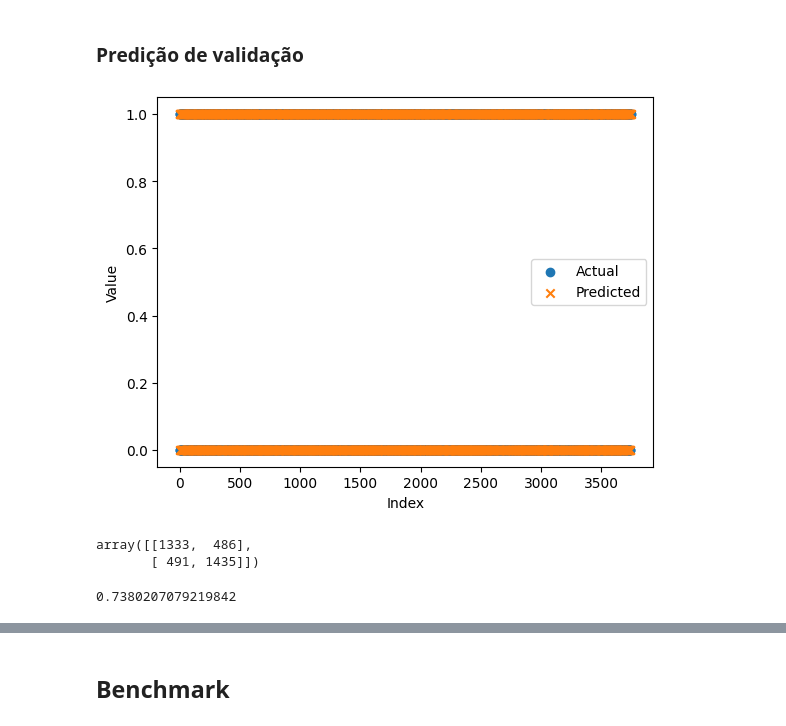
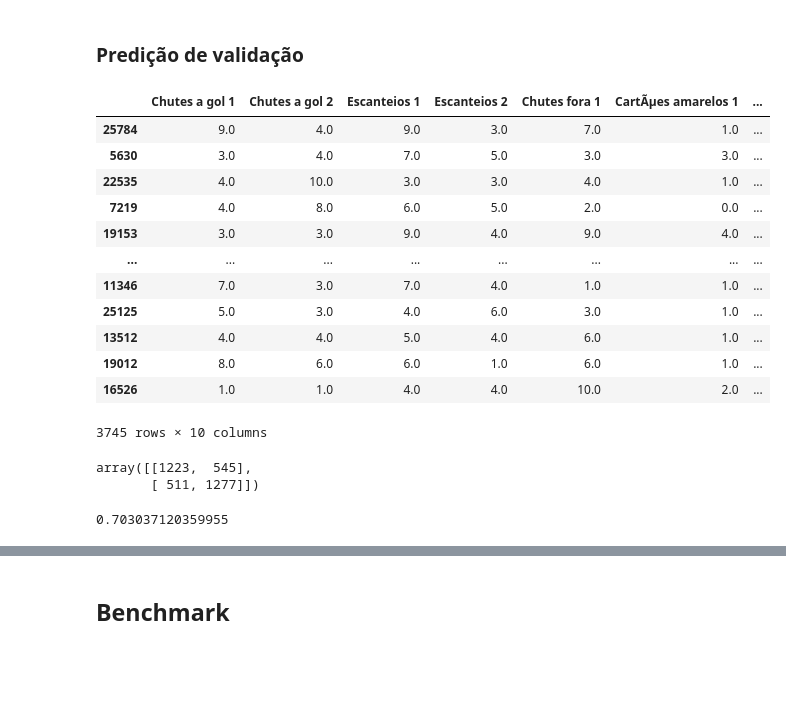
Before and after one commit to UFRJ-Analytica/PS-2025.1, a Jupyter notebook: draft.ipynb, the cells around one changed output, grey strips where cells are left out. Saved outputs shown, nothing was run; the diff lists cells and outputs as text; code cells hidden in the pictures; blank space fills up the shorter version.

```diff
--- a/draft.ipynb
+++ b/draft.ipynb
@@ -646,7 +708,7 @@ target_var3 = ['Resultado Time 1']
 X = ace_df_encoded_cut.drop(target_var1+target_var2+target_var3, axis=1)
 y = ace_df_encoded_cut[target_var3]
 
-X_train, X_test, y_train, y_test = train_test_split(X, y, test_size=0.15, random_state=42)
+X_train, X_validate, y_train, y_validate = train_test_split(X, y, test_size=0.15, random_state=42)
 
 if (oversample):
     X_blc, y_blc = SMOTE().fit_resample(X_train, y_train)
@@ -688,3 +751,19 @@ array([0.67921506, 0.71045254, 0.78934722, 0.74249099, 0.66546474,
 # %% [markdown]
 ### Predição de validação
+# %%
+X_test
+# %% [output]
+|  | Chutes a gol 1 | Chutes a gol 2 | Escanteios 1 | Escanteios 2 | Chutes fora 1 | CartÃµes amarelos 1 | ... |
+| 25784 | 9.0 | 4.0 | 9.0 | 3.0 | 7.0 | 1.0 | ... |
+| 5630 | 3.0 | 4.0 | 7.0 | 5.0 | 3.0 | 3.0 | ... |
+| 22535 | 4.0 | 10.0 | 3.0 | 3.0 | 4.0 | 1.0 | ... |
+| 7219 | 4.0 | 8.0 | 6.0 | 5.0 | 2.0 | 0.0 | ... |
+| 19153 | 3.0 | 3.0 | 9.0 | 4.0 | 9.0 | 4.0 | ... |
+| ... | ... | ... | ... | ... | ... | ... | ... |
+| 11346 | 7.0 | 3.0 | 7.0 | 4.0 | 1.0 | 1.0 | ... |
+| 25125 | 5.0 | 3.0 | 4.0 | 6.0 | 3.0 | 1.0 | ... |
+| 13512 | 4.0 | 4.0 | 5.0 | 4.0 | 6.0 | 1.0 | ... |
+| 19012 | 8.0 | 6.0 | 6.0 | 1.0 | 6.0 | 1.0 | ... |
+| 16526 | 1.0 | 1.0 | 4.0 | 4.0 | 10.0 | 2.0 | ... |
+3745 rows × 10 columns
 # %%
@@ -692,35 +771,17 @@ y_pred = use_model.predict(X_test)
-# %%
-import matplotlib.pyplot as plt
-
-# Assuming y_test and y_pred are the actual and predicted values, respectively
-
-# Plot the values
-plt.scatter(range(len(y_test)), y_test, label='Actual')
-plt.scatter(range(len(y_pred)), y_pred, marker='x', label='Predicted')
-
-# Add labels and legend
-plt.xlabel('Index')
-plt.ylabel('Value')
-plt.legend()
-
-# Show the plot
-plt.show()
-# %% [output]
-[figure, removed]
 # %%
 from sklearn.metrics import confusion_matrix
 # # Assuming y_test is a pandas Series or DataFrame column
 # unique_values = y_test.unique()
 # unique_values.sort()
 
-cm = confusion_matrix(y_test, y_pred)
+cm = confusion_matrix(y_validate, y_pred)
 #cm_df = pd.DataFrame(cm, index=[0,1,2], columns=[0,1,2])
 cm
 # %% [output]
-array([[1333,  486],
-       [ 491, 1435]])
+array([[1223,  545],
+       [ 511, 1277]])
 # %%
-score = accuracy_score(y_test, y_pred)
+score = accuracy_score(y_validate, y_pred)
 score
 # %% [output]
-0.7380207079219842
+0.703037120359955
```
Also changed, not shown: parts of 38 cells of this notebook.
